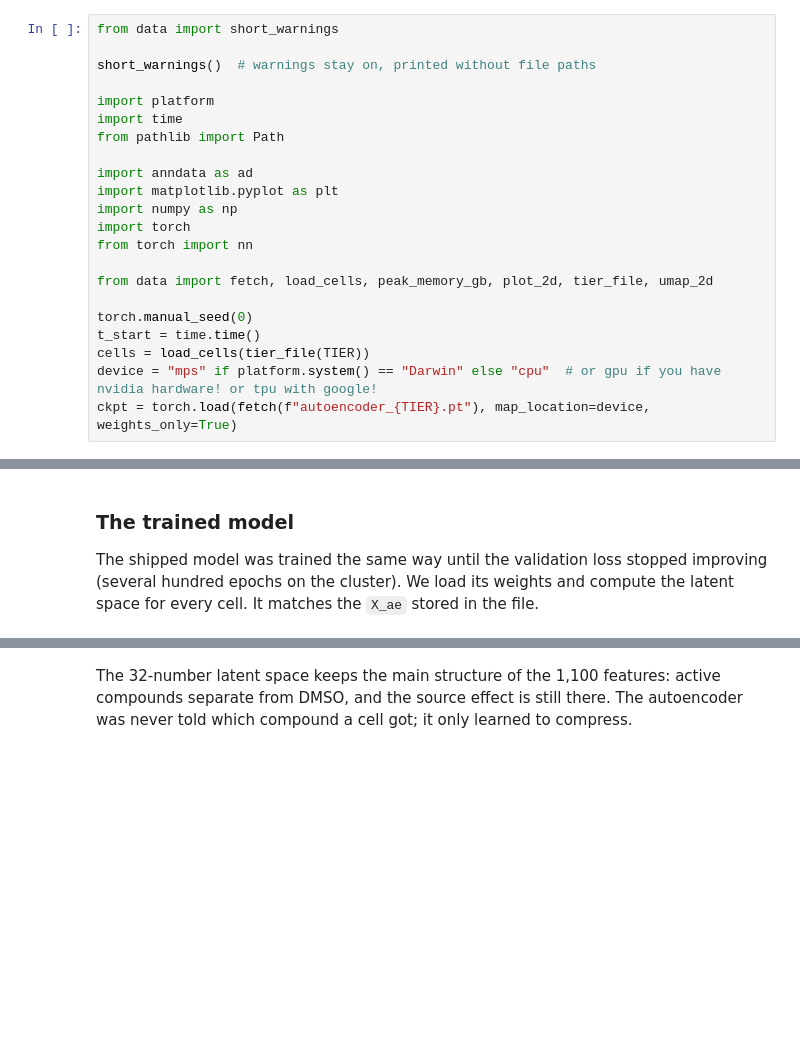
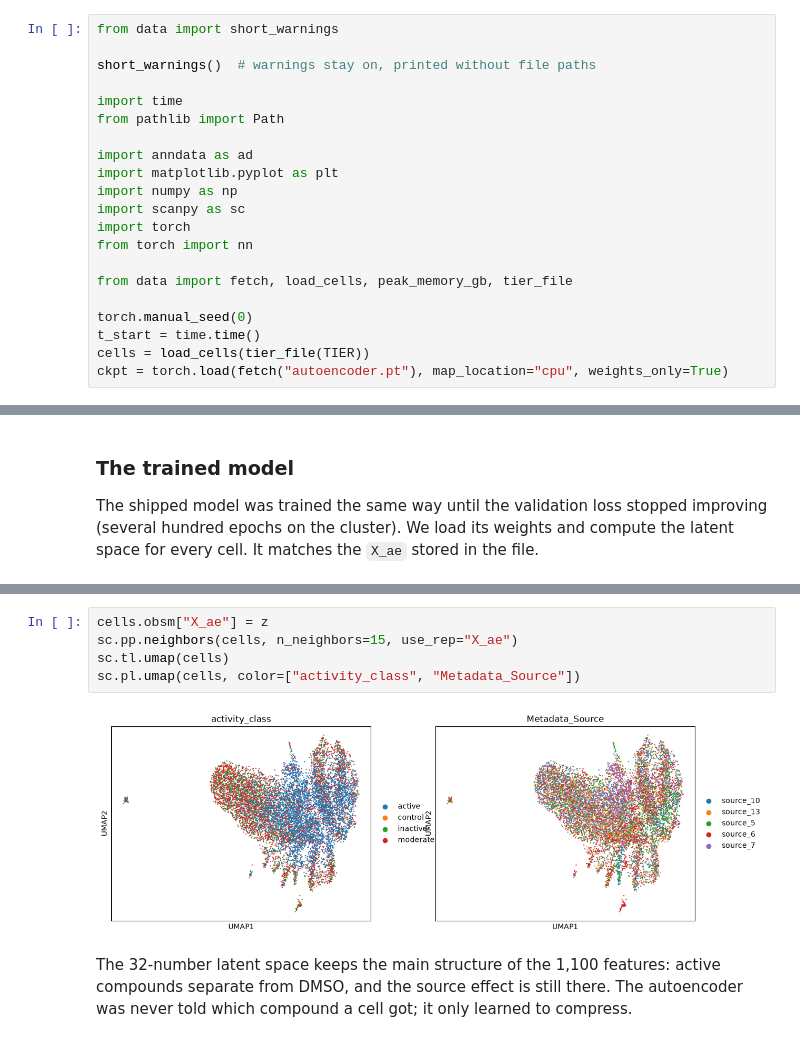
Before and after one commit to scverse/202611_workshop_SBI2, a Jupyter notebook: notebooks/03_training_annbatch.ipynb, the cells around one changed output, grey strips where cells are left out. Saved outputs shown, nothing was run; the diff lists cells and outputs as text; blank space fills up the shorter version.

```diff
--- a/notebooks/03_training_annbatch.ipynb
+++ b/notebooks/03_training_annbatch.ipynb
@@ -21,20 +24,19 @@ from data import short_warnings
 
 short_warnings()  # warnings stay on, printed without file paths
 
-import platform
 import time
 from pathlib import Path
 
 import anndata as ad
 import matplotlib.pyplot as plt
 import numpy as np
+import scanpy as sc
 import torch
 from torch import nn
 
-from data import fetch, load_cells, peak_memory_gb, plot_2d, tier_file, umap_2d
+from data import fetch, load_cells, peak_memory_gb, tier_file
 
 torch.manual_seed(0)
 t_start = time.time()
 cells = load_cells(tier_file(TIER))
-device = "mps" if platform.system() == "Darwin" else "cpu"  # or gpu if you have nvidia hardware! or tpu with google!
-ckpt = torch.load(fetch(f"autoencoder_{TIER}.pt"), map_location=device, weights_only=True)
+ckpt = torch.load(fetch("autoencoder.pt"), map_location="cpu", weights_only=True)
@@ -211,3 +236,10 @@ UserWarning: n_jobs value 1 overridden to 1 by setting random_state. Use no seed
+# %%
+cells.obsm["X_ae"] = z
+sc.pp.neighbors(cells, n_neighbors=15, use_rep="X_ae")
+sc.tl.umap(cells)
+sc.pl.umap(cells, color=["activity_class", "Metadata_Source"])
+# %% [output]
+[figure, added]
 # %% [markdown]
 The 32-number latent space keeps the main structure of the 1,100 features: active compounds separate from DMSO,
 and the source effect is still there. The autoencoder was never told which compound a cell got; it only learned to
```
Also changed, not shown: parts of 23 cells of this notebook, 6 other files.
